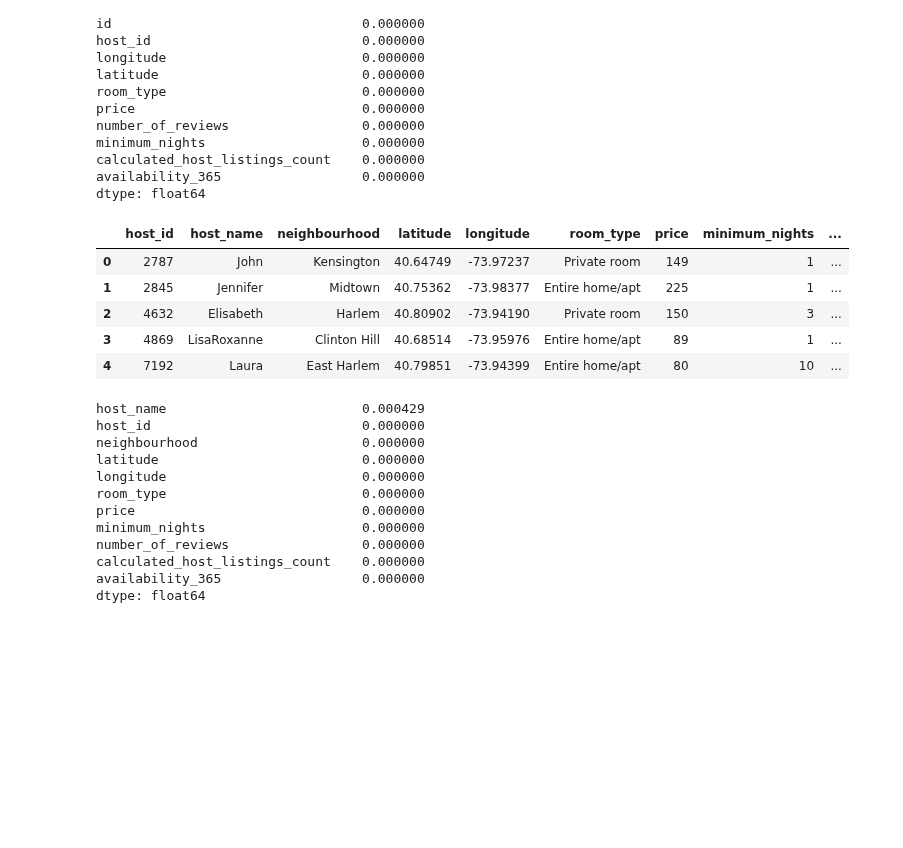
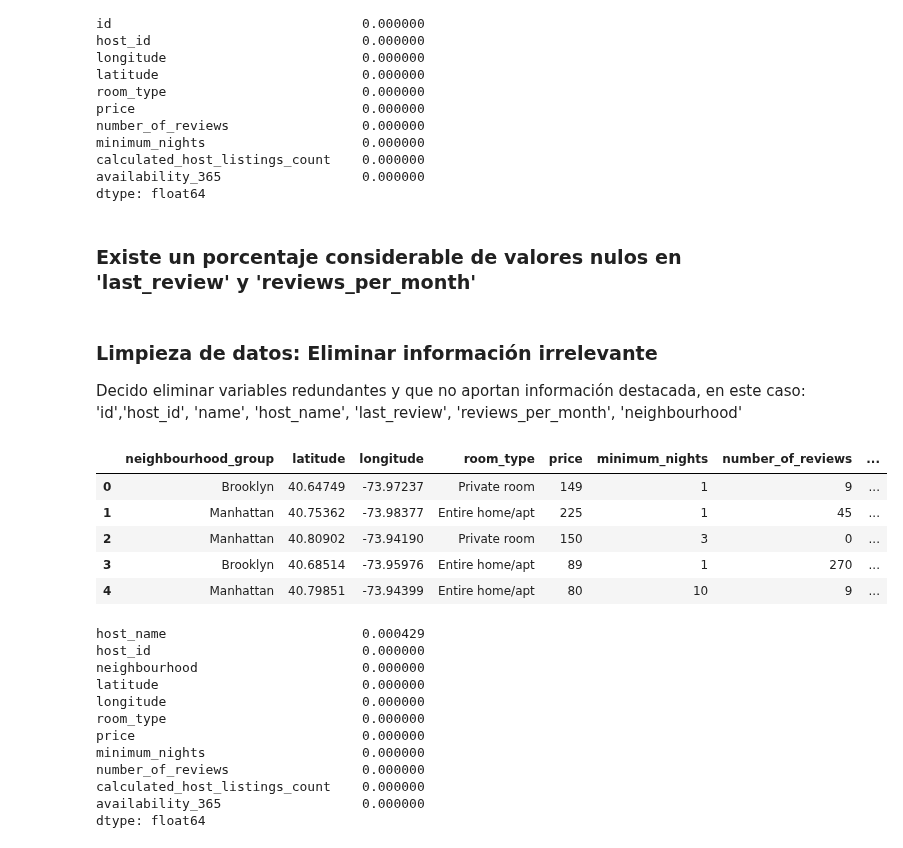
Before and after one commit to 4GeeksAcademy/sayons-intro-ml-new, a Jupyter notebook: src/eda-airbnd-ny.ipynb, the cells around one changed output. Drawn from its saved outputs; the diff is of its cells as text; code cells hidden in the pictures; blank space fills up the shorter version.

```diff
--- a/src/eda-airbnd-ny.ipynb
+++ b/src/eda-airbnd-ny.ipynb
@@ -15,6 +19,6 @@ import forum
 # %%
-df = pd.read_csv("C:/Users/Simón/Desktop/sayons-intro-ml/sayons-intro-ml/data/raw/AB_NYC_2019.csv")
-df
+df = pd.read_csv("C:/Users/Simón/sayons-intro-ml-new/data/raw/AB_NYC_2019.csv")
+df.head()
 # %% [output]
 |  | id | name | host_id | host_name | neighbourhood_group | neighbourhood | latitude | longitude | ... |
 | 0 | 2539 | Clean & quiet apt home by the park | 2787 | John | Brooklyn | Kensington | 40.64749 | -73.97237 | ... |
@@ -120,16 +225,22 @@ minimum_nights                    0.000000
 calculated_host_listings_count    0.000000
 availability_365                  0.000000
 dtype: float64
+# %% [markdown]
+### Existe un porcentaje considerable de valores nulos en 'last_review'  y 'reviews_per_month'
+# %% [markdown]
+### Limpieza de datos: Eliminar información irrelevante
+
+Decido eliminar variables redundantes y que no aportan información destacada, en este caso: 'id','host_id', 'name', 'host_name', 'last_review', 'reviews_per_month', 'neighbourhood'
 # %%
-df.drop(['id', 'name', 'last_review', 'reviews_per_month', 'neighbourhood_group' ], axis = 1, inplace = True)
+df.drop(['id','host_id', 'name', 'host_name', 'last_review', 'reviews_per_month', 'neighbourhood' ], axis = 1, inplace = True)
 df.head()
 # %% [output]
-|  | host_id | host_name | neighbourhood | latitude | longitude | room_type | price | minimum_nights | ... |
-| 0 | 2787 | John | Kensington | 40.64749 | -73.97237 | Private room | 149 | 1 | ... |
-| 1 | 2845 | Jennifer | Midtown | 40.75362 | -73.98377 | Entire home/apt | 225 | 1 | ... |
-| 2 | 4632 | Elisabeth | Harlem | 40.80902 | -73.94190 | Private room | 150 | 3 | ... |
-| 3 | 4869 | LisaRoxanne | Clinton Hill | 40.68514 | -73.95976 | Entire home/apt | 89 | 1 | ... |
-| 4 | 7192 | Laura | East Harlem | 40.79851 | -73.94399 | Entire home/apt | 80 | 10 | ... |
+|  | neighbourhood_group | latitude | longitude | room_type | price | minimum_nights | number_of_reviews | ... |
+| 0 | Brooklyn | 40.64749 | -73.97237 | Private room | 149 | 1 | 9 | ... |
+| 1 | Manhattan | 40.75362 | -73.98377 | Entire home/apt | 225 | 1 | 45 | ... |
+| 2 | Manhattan | 40.80902 | -73.94190 | Private room | 150 | 3 | 0 | ... |
+| 3 | Brooklyn | 40.68514 | -73.95976 | Entire home/apt | 89 | 1 | 270 | ... |
+| 4 | Manhattan | 40.79851 | -73.94399 | Entire home/apt | 80 | 10 | 9 | ... |
 # %%
 df.isnull().sum().sort_values(ascending=False) / len(df)
 # %% [output]
```
Also changed, not shown: parts of 36 cells of this notebook, 1 other file.
